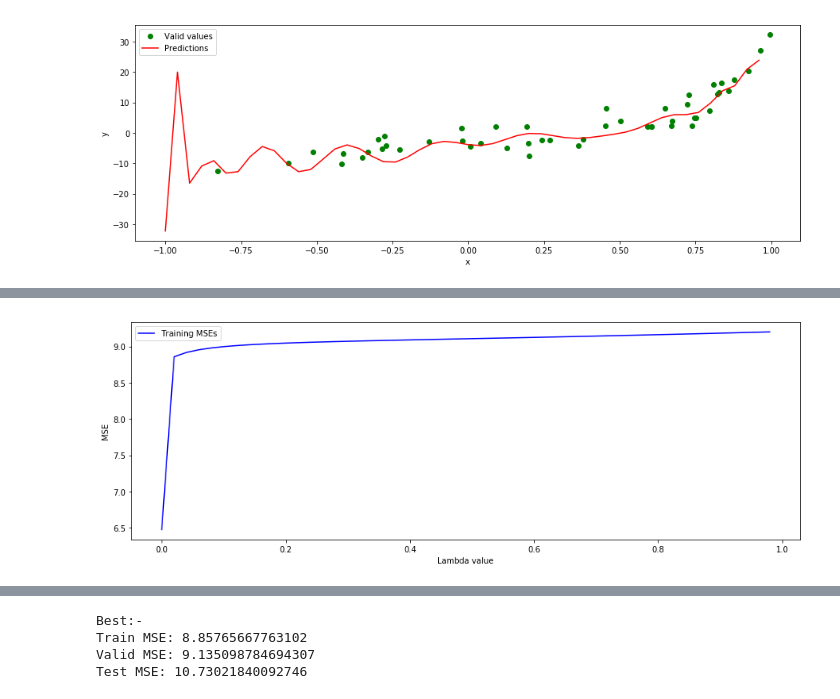
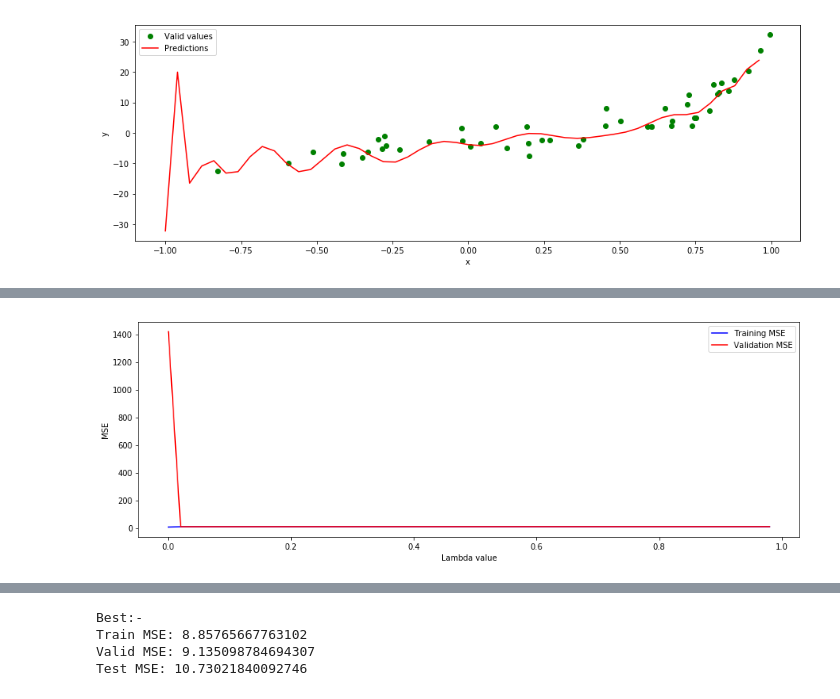
Before and after one commit to atg-abhijay/Comp_551_Assignment_1, a Jupyter notebook: Q2.ipynb, the cells around one changed output, grey strips where cells are left out. Saved outputs shown, nothing was run; the diff lists cells and outputs as text; code cells hidden in the pictures.

```diff
--- a/Q2.ipynb
+++ b/Q2.ipynb
@@ -231,10 +239,3 @@ def find_params_l2_regul(data_matrix, y_values, lambda_val):
     inv_sum = np.linalg.inv(product_sum_regul_term)
     params_vector_l2_reg = (inv_sum.dot(data_matrix.T)).dot(y_values)
     return params_vector_l2_reg
-# %%
-list_train_mses = []
-lambda_vals = np.arange(0, 1, 0.02)
-for lambda_val in lambda_vals:
-    train_params_vector_l2_reg = find_params_l2_regul(train_matrix, train_y, lambda_val)
-    train_mse = find_mse(train_matrix, train_params_vector_l2_reg, train_y)
-    list_train_mses.append(train_mse)
@@ -240,0 +246,17 @@ for lambda_val in lambda_vals:
+# %%
+# lists to store the different training MSEs
+# and validation MSEs obtained for the
+# different values of lambda
+list_train_mses = []
+list_valid_mses = []
+# creating 50 spread out values of
+# lambda in the interval (0, 1)
+lambda_vals = np.arange(0, 1, 0.02)
+for lambda_val in lambda_vals:
+    # finding the parameters for the model
+    # under the conditions of regularization
+    params_vector_l2_reg = find_params_l2_regul(train_matrix, train_y, lambda_val)
+    train_mse = find_mse(train_matrix, params_vector_l2_reg, train_y)
+    valid_mse = find_mse(valid_matrix, params_vector_l2_reg, valid_y)
+    list_train_mses.append(train_mse)
+    list_valid_mses.append(valid_mse)
@@ -241,8 +274,9 @@ for lambda_val in lambda_vals:
 # %%
-plt.plot(lambda_vals, list_train_mses, 'b', label='Training MSEs')
+plt.plot(lambda_vals, list_train_mses, 'b', label='Training MSE')
+plt.plot(lambda_vals, list_valid_mses, 'r', label='Validation MSE')
 plt.xlabel('Lambda value')
 plt.ylabel('MSE')
 plt.legend()
 plt.show()
 # %% [output]
-[figure, old version]
+[figure, new version]
```
Also changed, not shown: parts of 30 cells of this notebook.
